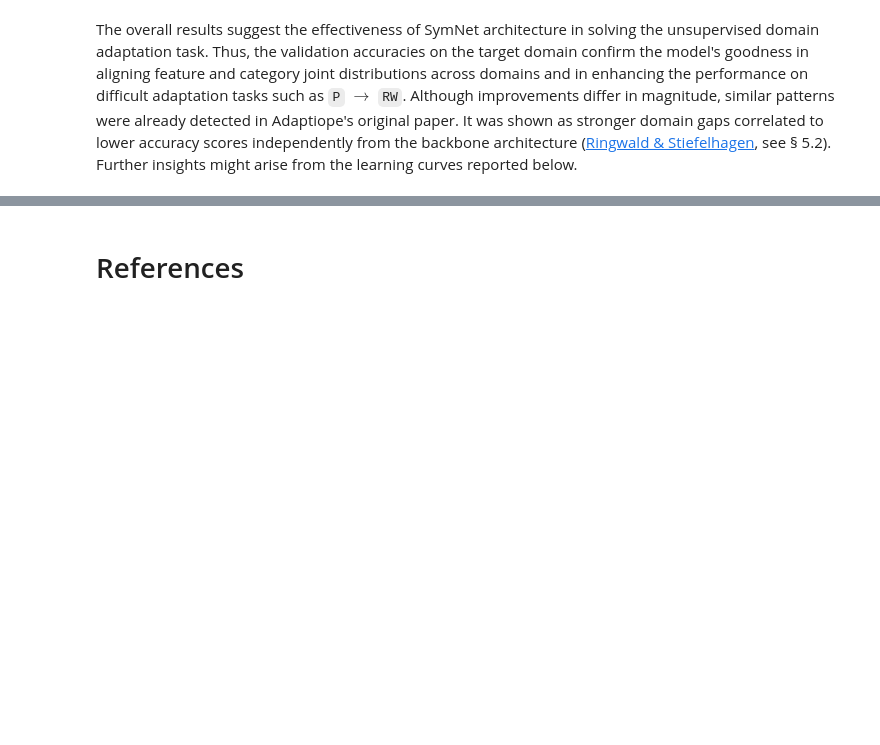
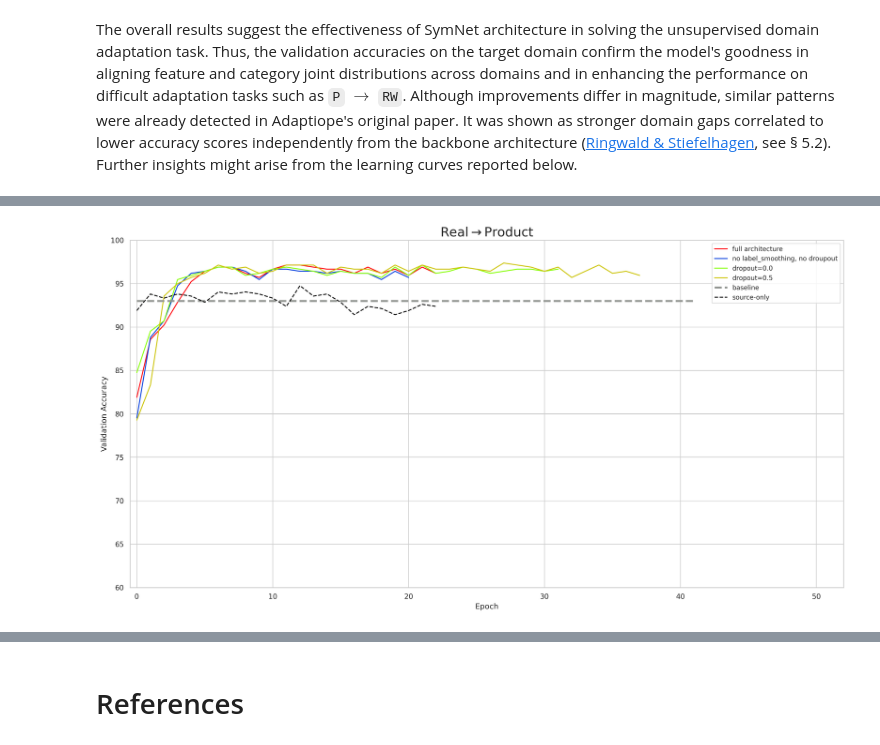
Before and after one commit to detch-for-shor/deep-learning-proj, a Jupyter notebook: SymNets_final.ipynb, the cells around one changed output, grey strips where cells are left out. Drawn from its saved outputs; the diff is of its cells as text; code cells hidden in the pictures; blank space fills up the shorter version.

```diff
--- a/SymNets_final.ipynb
+++ b/SymNets_final.ipynb
@@ -1695,0 +1701,10 @@ show_results("product", "real_life", 60, filenames)
+# %%
+names = [
+      'all',
+      'no_ls_dp',
+      'no_dropout_layer',
+      'dropout0.5'
+  ]
+show_results(source="real_life", target="product_images", epochs=52, filenames=names, y_axis=60, path=path)
+# %% [output]
+[figure, added]
```
Also changed, not shown: parts of 26 cells of this notebook, 1 other file.
